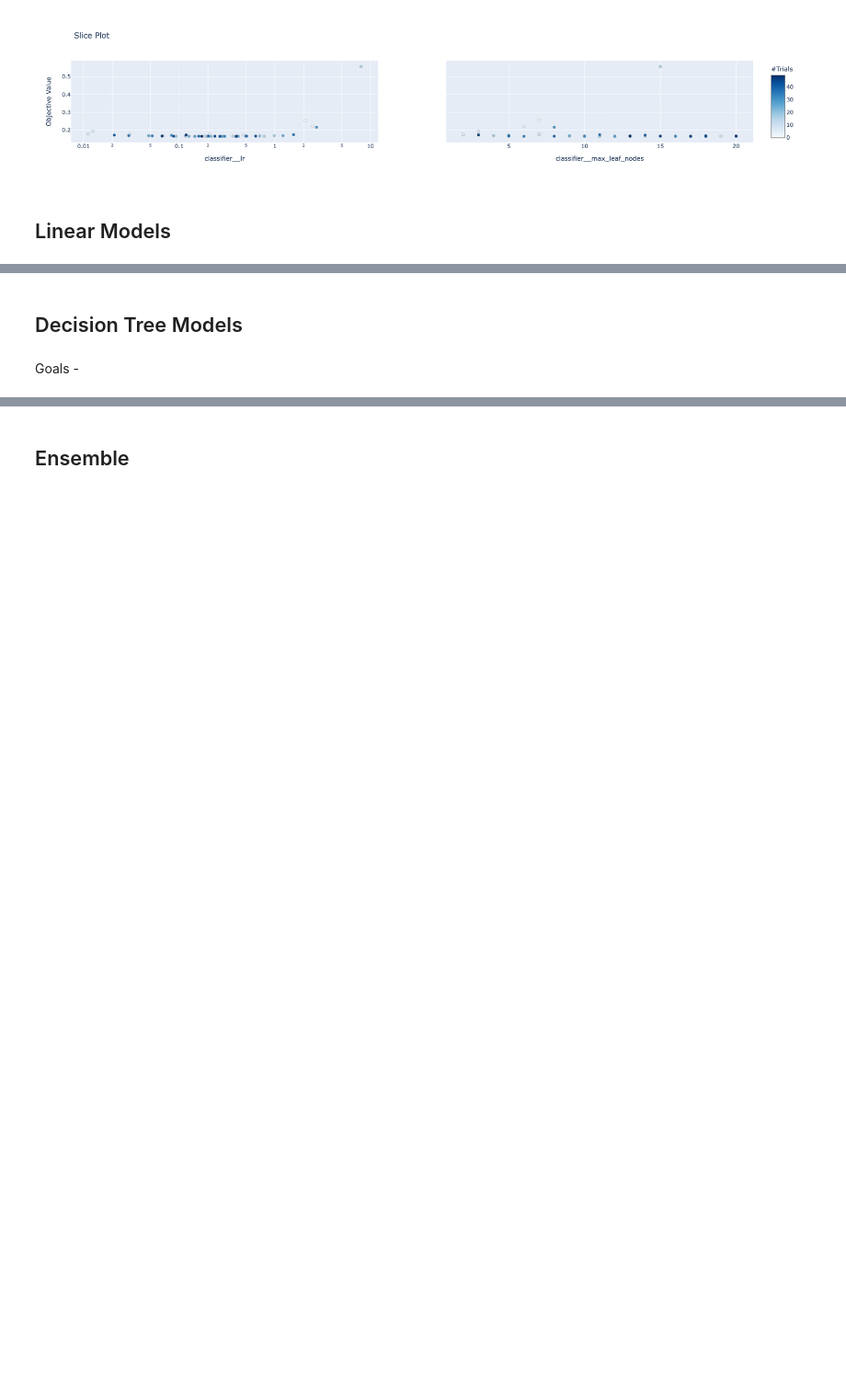
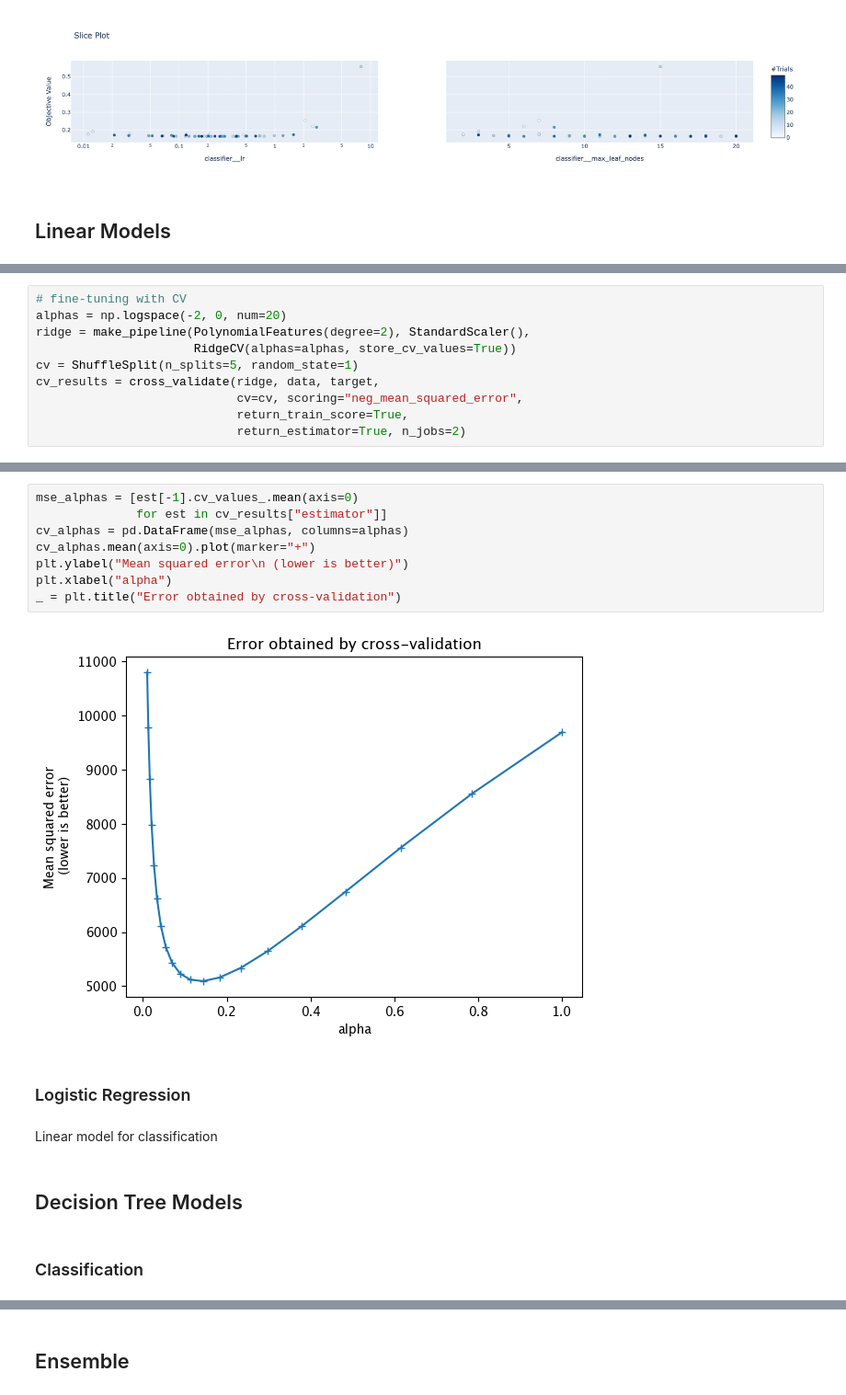
Before and after one commit to arthurlemon/courses, a Jupyter notebook: ML/sklearn/sklearn_course.ipynb, the cells around one changed output, grey strips where cells are left out. Shown at 92% size. Saved outputs shown, nothing was run; the diff lists cells and outputs as text; blank space fills up the shorter version.

```diff
--- a/ML/sklearn/sklearn_course.ipynb
+++ b/ML/sklearn/sklearn_course.ipynb
@@ -545,0 +705,10 @@ Goals -
+# %%
+# fine-tuning with CV
+alphas = np.logspace(-2, 0, num=20)
+ridge = make_pipeline(PolynomialFeatures(degree=2), StandardScaler(),
+                      RidgeCV(alphas=alphas, store_cv_values=True))
+cv = ShuffleSplit(n_splits=5, random_state=1)
+cv_results = cross_validate(ridge, data, target,
+                            cv=cv, scoring="neg_mean_squared_error",
+                            return_train_score=True,
+                            return_estimator=True, n_jobs=2)
@@ -546,4 +722,18 @@ Goals -
+# %%
+mse_alphas = [est[-1].cv_values_.mean(axis=0)
+              for est in cv_results["estimator"]]
+cv_alphas = pd.DataFrame(mse_alphas, columns=alphas)
+cv_alphas.mean(axis=0).plot(marker="+")
+plt.ylabel("Mean squared error\n (lower is better)")
+plt.xlabel("alpha")
+_ = plt.title("Error obtained by cross-validation")
+# %% [output]
+[figure, added]
+# %% [markdown]
+### Logistic Regression
+# %% [markdown]
+Linear model for classification
 # %% [markdown]
 ## Decision Tree Models
-# %% [markdown]
-Goals -
+# %% [markdown]
+### Classification
```
Also changed, not shown: parts of 59 cells of this notebook, 1 other file.
